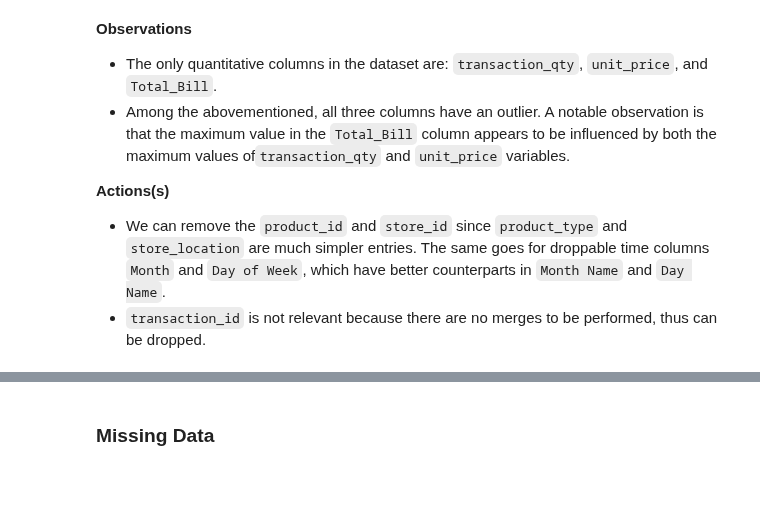
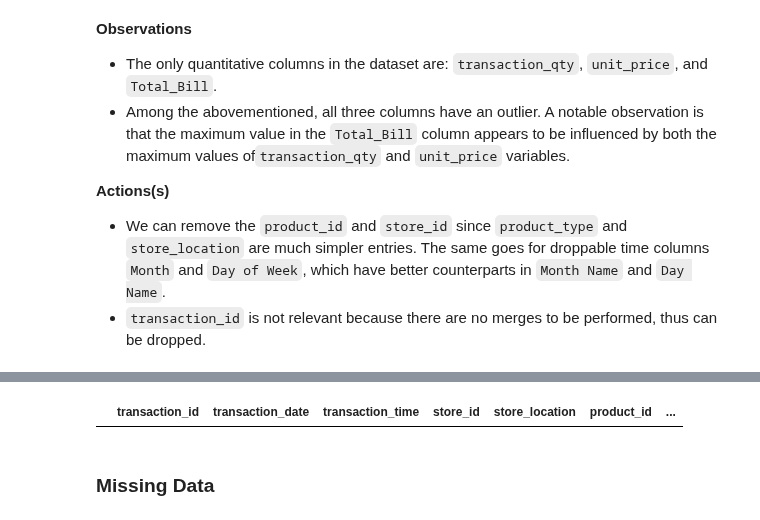
Before and after one commit to mlcuadra1/Coffee-Shop-EDA, a Jupyter notebook: notebooks/Script 1 - cleaning.ipynb, the cells around one changed output, grey strips where cells are left out. Saved outputs shown, nothing was run; the diff lists cells and outputs as text; code cells hidden in the pictures; blank space fills up the shorter version.

```diff
--- a/notebooks/Script 1 - cleaning.ipynb
+++ b/notebooks/Script 1 - cleaning.ipynb
@@ -73,3 +81,8 @@ data_drop_dupe
+# %%
+duplicate = data[data.duplicated()]
+duplicate
+# %% [output]
+|  | transaction_id | transaction_date | transaction_time | store_id | store_location | product_id | ... |
 # %%
 data.drop(['transaction_id', 'transaction_time', 'store_id', 'product_id', 'Month', 'Day of Week'], axis=1, inplace=True)
 # %% [markdown]
```
Also changed, not shown: parts of 6 cells of this notebook.
